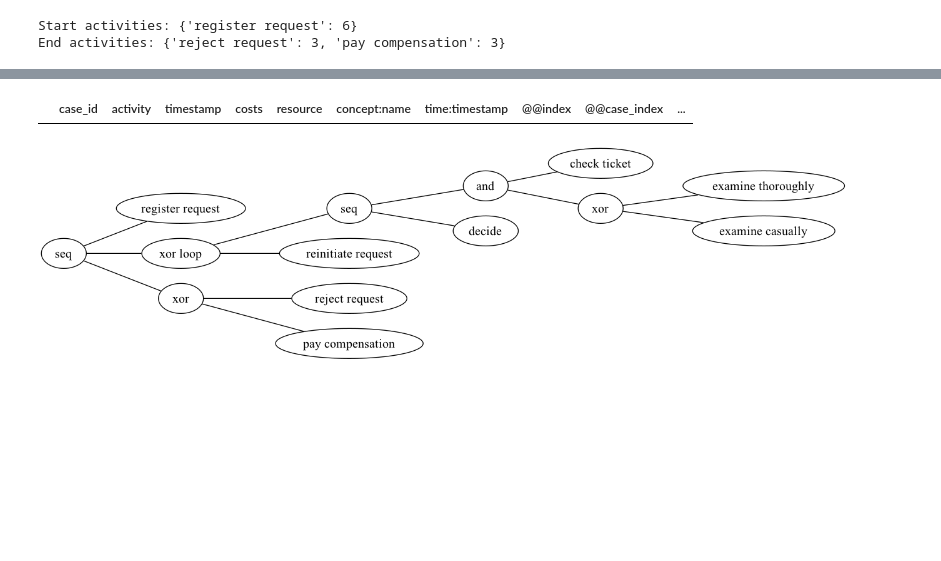
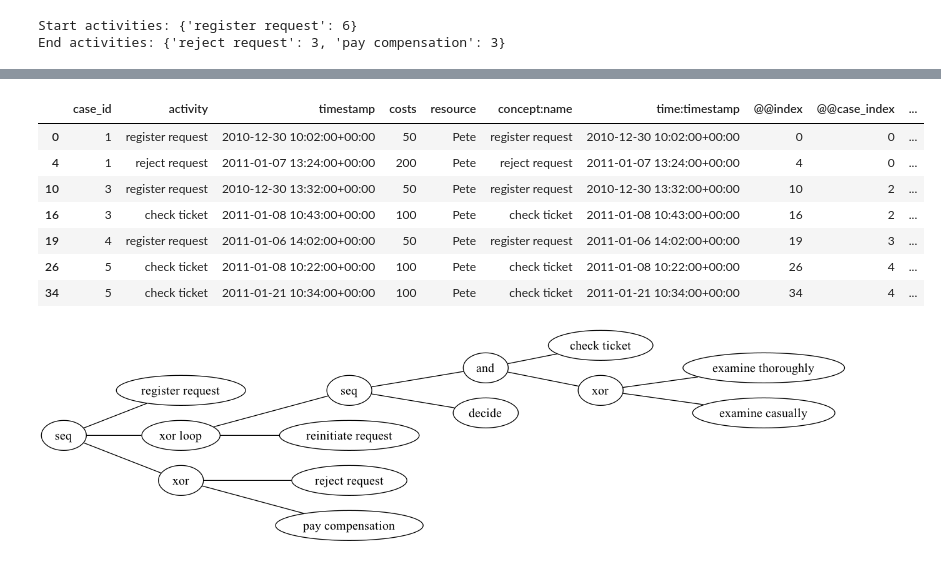
Before and after one commit to SindySA/PKL_Jayantara, a Jupyter notebook: PKL_Data Contoh_New.ipynb, the cells around one changed output, grey strips where cells are left out. Saved outputs shown, nothing was run; the diff lists cells and outputs as text; code cells hidden in the pictures; blank space fills up the shorter version.

```diff
--- a/PKL_Data Contoh_New.ipynb
+++ b/PKL_Data Contoh_New.ipynb
@@ -174,7 +174,7 @@ variants
 #filtered = pm4py.filter_event_attribute_values(event_log, 'resource', {'Ellen'})
 
 #Memfilter activity yang dilakukan oleh 'Pete' atau 'Mike'
-#filtered = pm4py.filter_event_attribute_values(event_log, 'resource', {'Pete'}, level='event')
+filtered = pm4py.filter_event_attribute_values(event_log, 'resource', {'Pete'}, level='event')
 
 #
 #filtered = pm4py.filter_trace_attribute_values(event_log, 'concept:name', {'1'})
@@ -187,7 +187,7 @@ variants
         #['register request', 'check ticket', 'examine casually', 'decide', 'pay compensation']])
 
 #tidak bisa terbaca
-filtered = pm4py.filter_variants(event_log, ['register request,examine thoroughly,check ticket,decide,reject request'])
+#filtered = pm4py.filter_variants(event_log, [['register request','examine thoroughly','check ticket','decide','reject request']])
 
 #Memfilter case yang memiliki activity 'check ticket' langsung diikuti 'examine casually'
 #filtered = pm4py.filter_directly_follows_relation(event_log, [('check ticket', 'examine casually')])
@@ -208,9 +208,16 @@ filtered = pm4py.filter_variants(event_log, ['register request,examine thoroughl
 
 #lainnya ttg filter: https://pm4py.fit.fraunhofer.de/documentation
 # %%
-filtered.head(20)
+filtered
 # %% [output]
 |  | case_id | activity | timestamp | costs | resource | concept:name | time:timestamp | @@index | @@case_index | ... |
+| 0 | 1 | register request | 2010-12-30 10:02:00+00:00 | 50 | Pete | register request | 2010-12-30 10:02:00+00:00 | 0 | 0 | ... |
+| 4 | 1 | reject request | 2011-01-07 13:24:00+00:00 | 200 | Pete | reject request | 2011-01-07 13:24:00+00:00 | 4 | 0 | ... |
+| 10 | 3 | register request | 2010-12-30 13:32:00+00:00 | 50 | Pete | register request | 2010-12-30 13:32:00+00:00 | 10 | 2 | ... |
+| 16 | 3 | check ticket | 2011-01-08 10:43:00+00:00 | 100 | Pete | check ticket | 2011-01-08 10:43:00+00:00 | 16 | 2 | ... |
+| 19 | 4 | register request | 2011-01-06 14:02:00+00:00 | 50 | Pete | register request | 2011-01-06 14:02:00+00:00 | 19 | 3 | ... |
+| 26 | 5 | check ticket | 2011-01-08 10:22:00+00:00 | 100 | Pete | check ticket | 2011-01-08 10:22:00+00:00 | 26 | 4 | ... |
+| 34 | 5 | check ticket | 2011-01-21 10:34:00+00:00 | 100 | Pete | check ticket | 2011-01-21 10:34:00+00:00 | 34 | 4 | ... |
 # %%
 #pip install graphviz
 # %%
```
Also changed, not shown: parts of 11 cells of this notebook.
